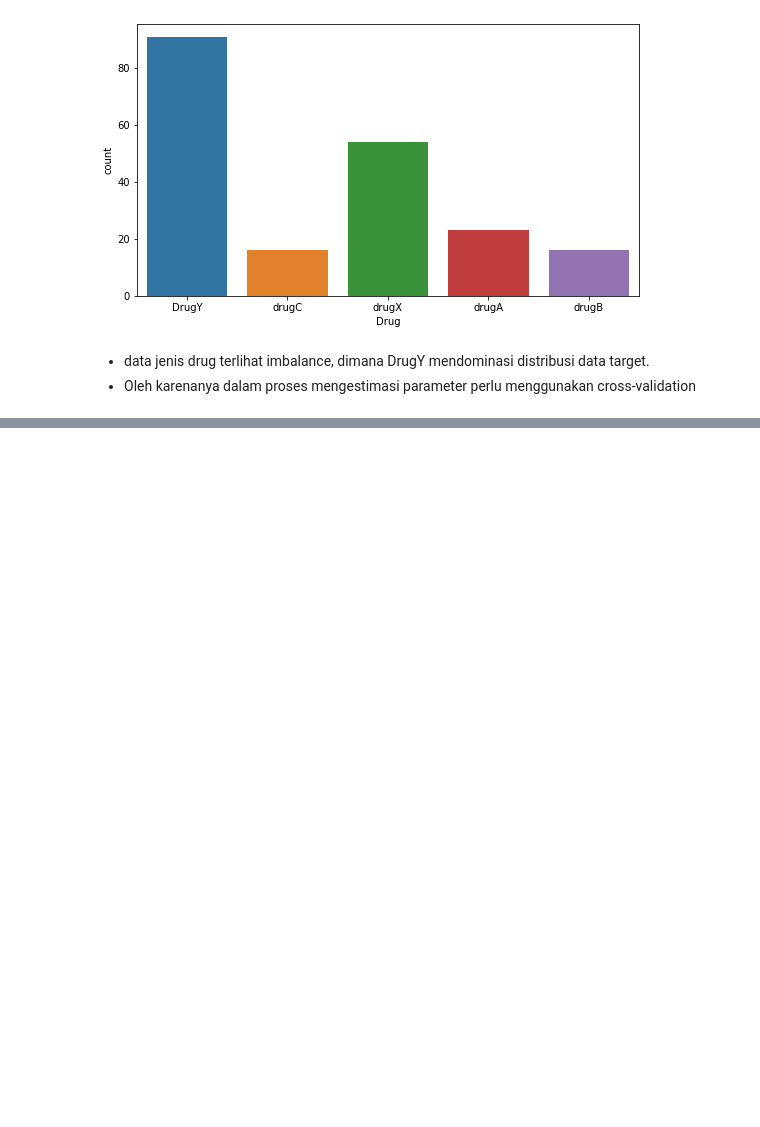
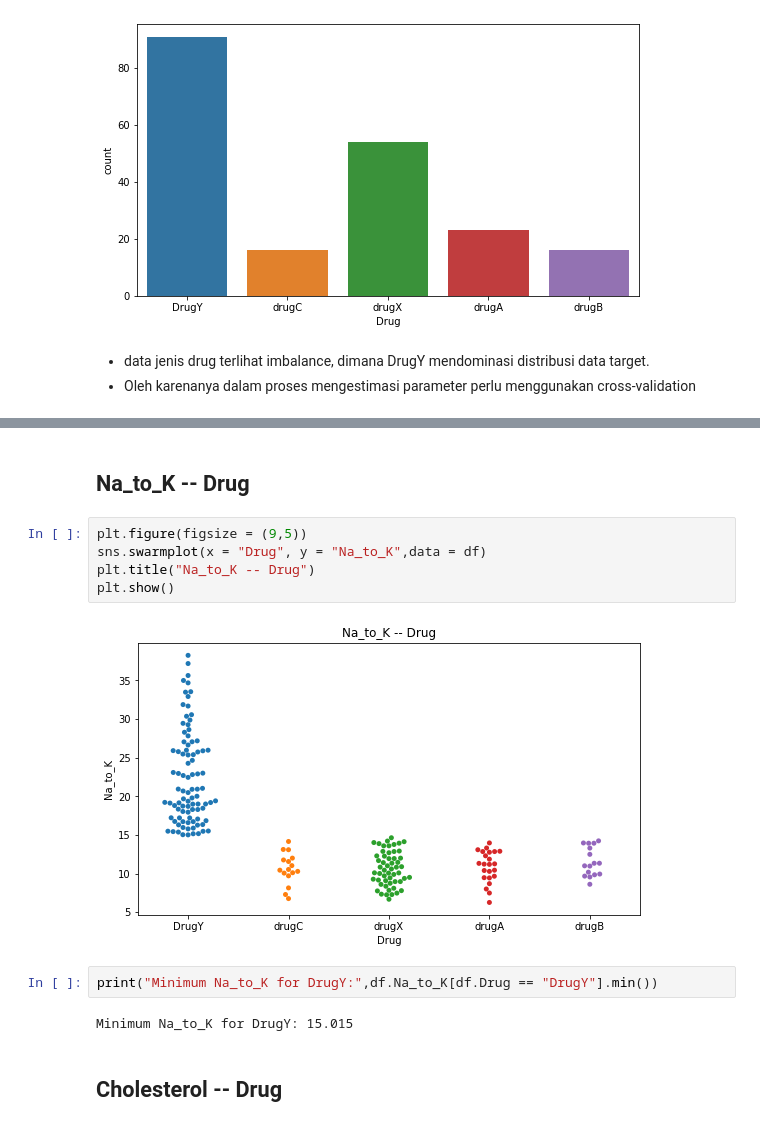
Before and after one commit to elhafizh/ai-drug-prediction, a Jupyter notebook: drug-classification.ipynb, the cells around one changed output, grey strips where cells are left out. Saved outputs shown, nothing was run; the diff lists cells and outputs as text; blank space fills up the shorter version.

```diff
--- a/drug-classification.ipynb
+++ b/drug-classification.ipynb
@@ -172,0 +260,15 @@ plt.show()
+# %% [markdown]
+## Na_to_K -- Drug
+# %%
+plt.figure(figsize = (9,5))
+sns.swarmplot(x = "Drug", y = "Na_to_K",data = df)
+plt.title("Na_to_K -- Drug")
+plt.show()
+# %% [output]
+[figure, added]
+# %%
+print("Minimum Na_to_K for DrugY:",df.Na_to_K[df.Drug == "DrugY"].min())
+# %% [output]
+Minimum Na_to_K for DrugY: 15.015
+# %% [markdown]
+## Cholesterol -- Drug
```
Also changed, not shown: parts of 42 cells of this notebook, 2 other files.
